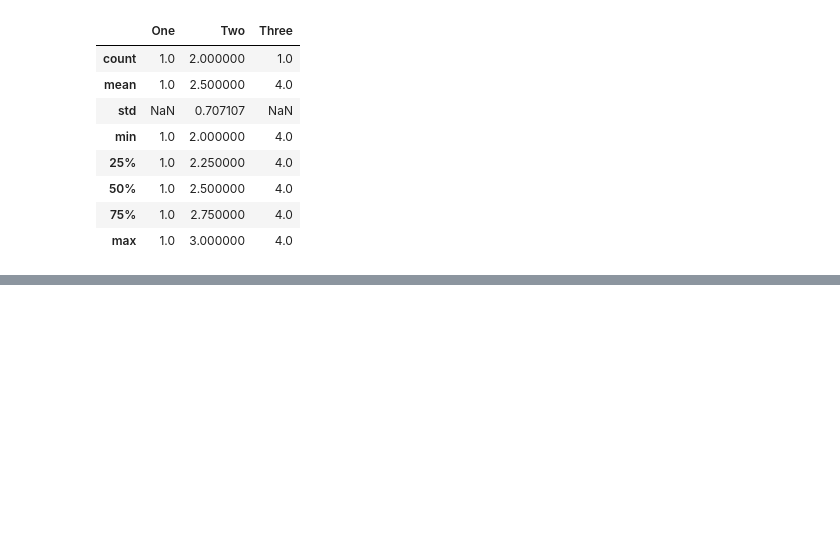
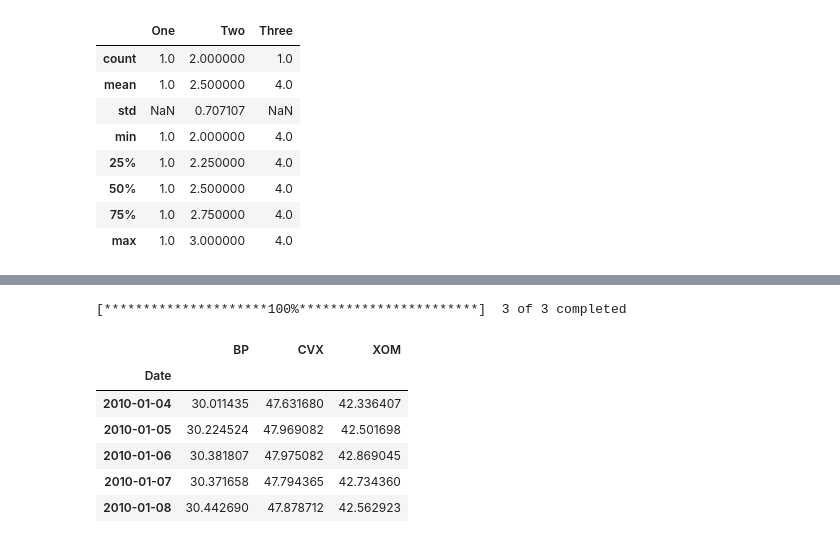
Before and after one commit to mingma1369/Python, a Jupyter notebook: Lecture_22_summary_statistics.ipynb, the cells around one changed output, grey strips where cells are left out. Drawn from its saved outputs; the diff is of its cells as text; code cells hidden in the pictures; blank space fills up the shorter version.

```diff
--- a/Lecture_22_summary_statistics.ipynb
+++ b/Lecture_22_summary_statistics.ipynb
@@ -70,0 +107,12 @@ dframe1.describe()
+# %%
+prices = pdweb.get_data_yahoo(['CVX','XOM','BP'],start=datetime.datetime(2010,1,1),end=datetime.datetime(2013,1,1))['Adj Close']
+prices.head()
+# %% [output]
+[*********************100%***********************]  3 of 3 completed
+|  | BP | CVX | XOM |
+| Date |  |  |  |
+| 2010-01-04 | 30.011435 | 47.631680 | 42.336407 |
+| 2010-01-05 | 30.224524 | 47.969082 | 42.501698 |
+| 2010-01-06 | 30.381807 | 47.975082 | 42.869045 |
+| 2010-01-07 | 30.371658 | 47.794365 | 42.734360 |
+| 2010-01-08 | 30.442690 | 47.878712 | 42.562923 |
```
Also changed, not shown: parts of 6 cells of this notebook.
